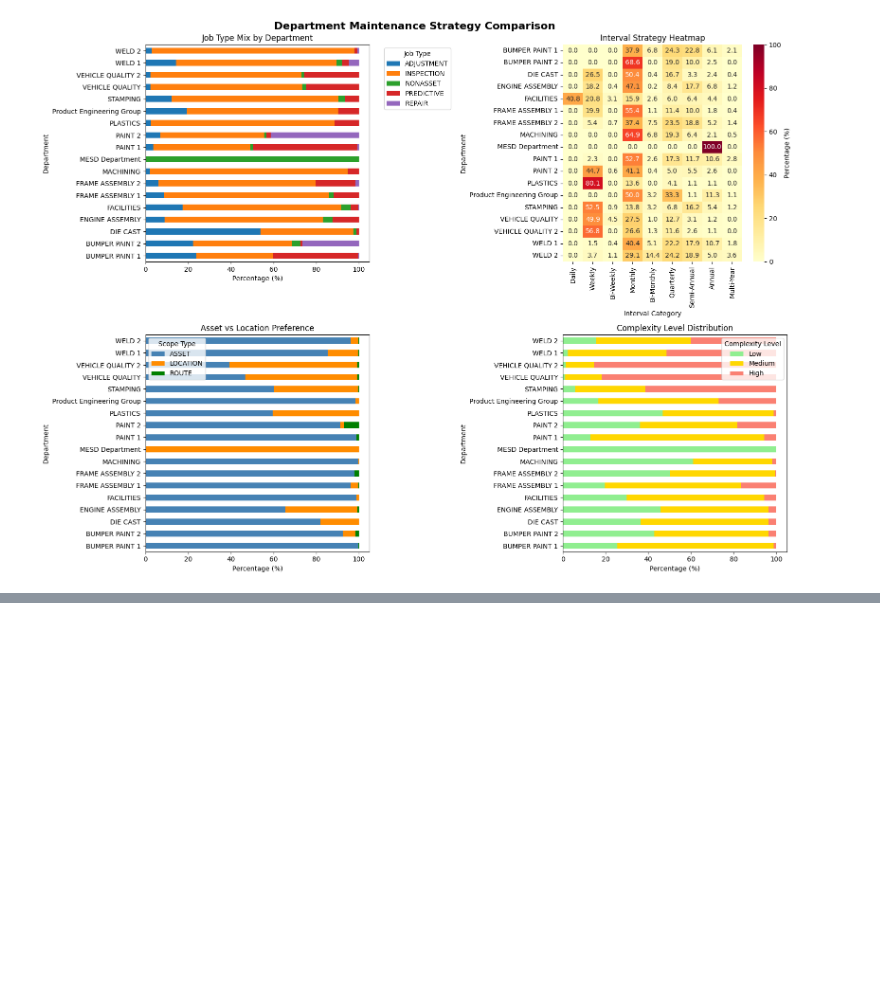
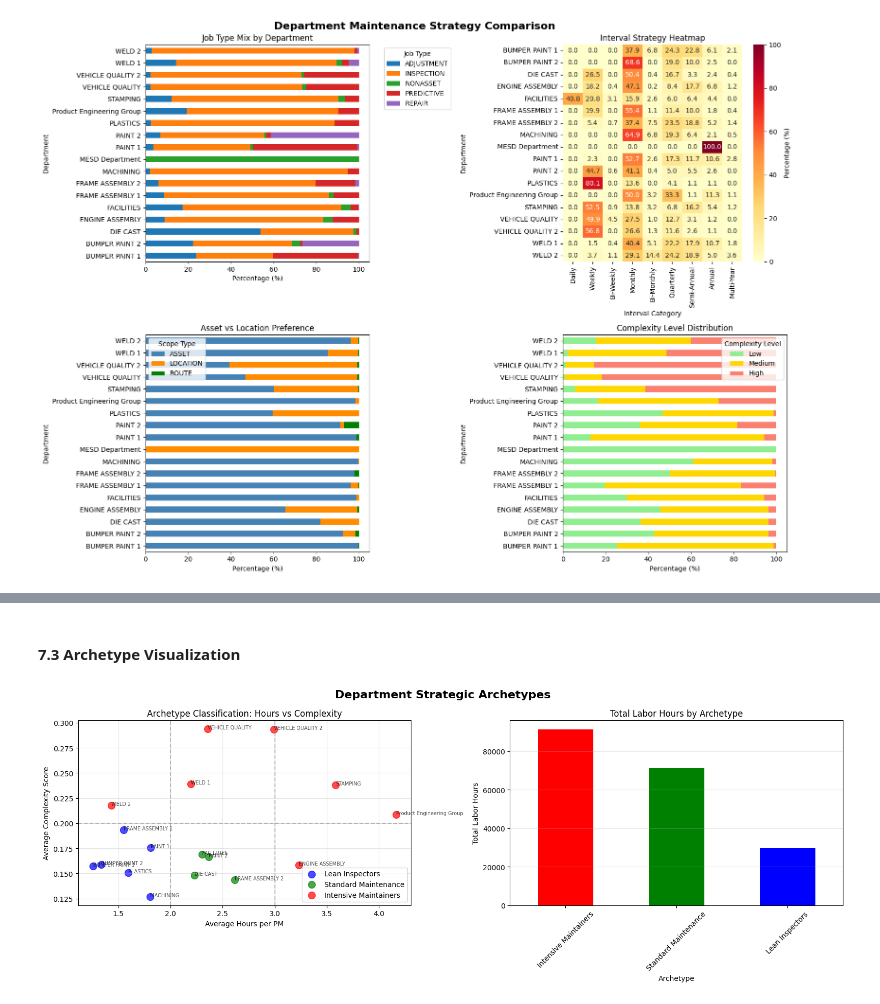
Before and after one commit to dev-festival/py4eda-project, a Jupyter notebook: notebooks/03_individual_exploration_mike.ipynb, the cells around one changed output, grey strips where cells are left out. Saved outputs shown, nothing was run; the diff lists cells and outputs as text; code cells hidden in the pictures; blank space fills up the shorter version.

```diff
--- a/notebooks/03_individual_exploration_mike.ipynb
+++ b/notebooks/03_individual_exploration_mike.ipynb
@@ -1417,0 +1573,47 @@ plt.show()
+# %% [markdown]
+#### 7.3 Archetype Visualization
+# %%
+# Create scatter plot showing archetypes
+fig, axes = plt.subplots(1, 2, figsize=(16, 6))
+fig.suptitle('Department Strategic Archetypes', fontsize=16, fontweight='bold')
+
+# Chart 1: Scatter - Hours per PM vs Complexity (defining dimensions)
+ax1 = axes[0]
+colors = {'Lean Inspectors': 'blue', 'Standard Maintenance': 'green',
+          'Intensive Maintainers': 'red', 'Specialty/Outlier': 'gray'}
+
+for archetype in dept_profile_filtered['archetype'].unique():
+    data = dept_profile_filtered[dept_profile_filtered['archetype'] == archetype]
+    ax1.scatter(data['avg_hours_per_pm'], data['avg_complexity'],
+                s=100, alpha=0.7, label=archetype, color=colors.get(archetype, 'black'))
+
+ax1.set_xlabel('Average Hours per PM')
+ax1.set_ylabel('Average Complexity Score')
+ax1.set_title('Archetype Classification: Hours vs Complexity')
+ax1.legend()
+ax1.grid(alpha=0.3)
+
+# Add boundary lines
+ax1.axvline(x=2.0, color='gray', linestyle='--', alpha=0.5)
+ax1.axvline(x=3.0, color='gray', linestyle='--', alpha=0.5)
+ax1.axhline(y=0.20, color='gray', linestyle='--', alpha=0.5)
+
+# Add department labels
+for dept, row in dept_profile_filtered.iterrows():
+    ax1.annotate(dept, (row['avg_hours_per_pm'], row['avg_complexity']),
+                fontsize=7, alpha=0.7)
+
+# Chart 2: Bar chart - Total labor hours by archetype
+ax2 = axes[1]
+archetype_labor = dept_profile_filtered.groupby('archetype')['total_labor_hours'].sum().sort_values(ascending=False)
+archetype_labor.plot(kind='bar', ax=ax2, color=[colors.get(x, 'black') for x in archetype_labor.index])
+ax2.set_xlabel('Archetype')
+ax2.set_ylabel('Total Labor Hours')
+ax2.set_title('Total Labor Hours by Archetype')
+ax2.tick_params(axis='x', rotation=45)
+ax2.grid(axis='y', alpha=0.3)
+
+plt.tight_layout()
+plt.show()
+# %% [output]
+[figure, added]
```
Also changed, not shown: parts of 21 cells of this notebook.
